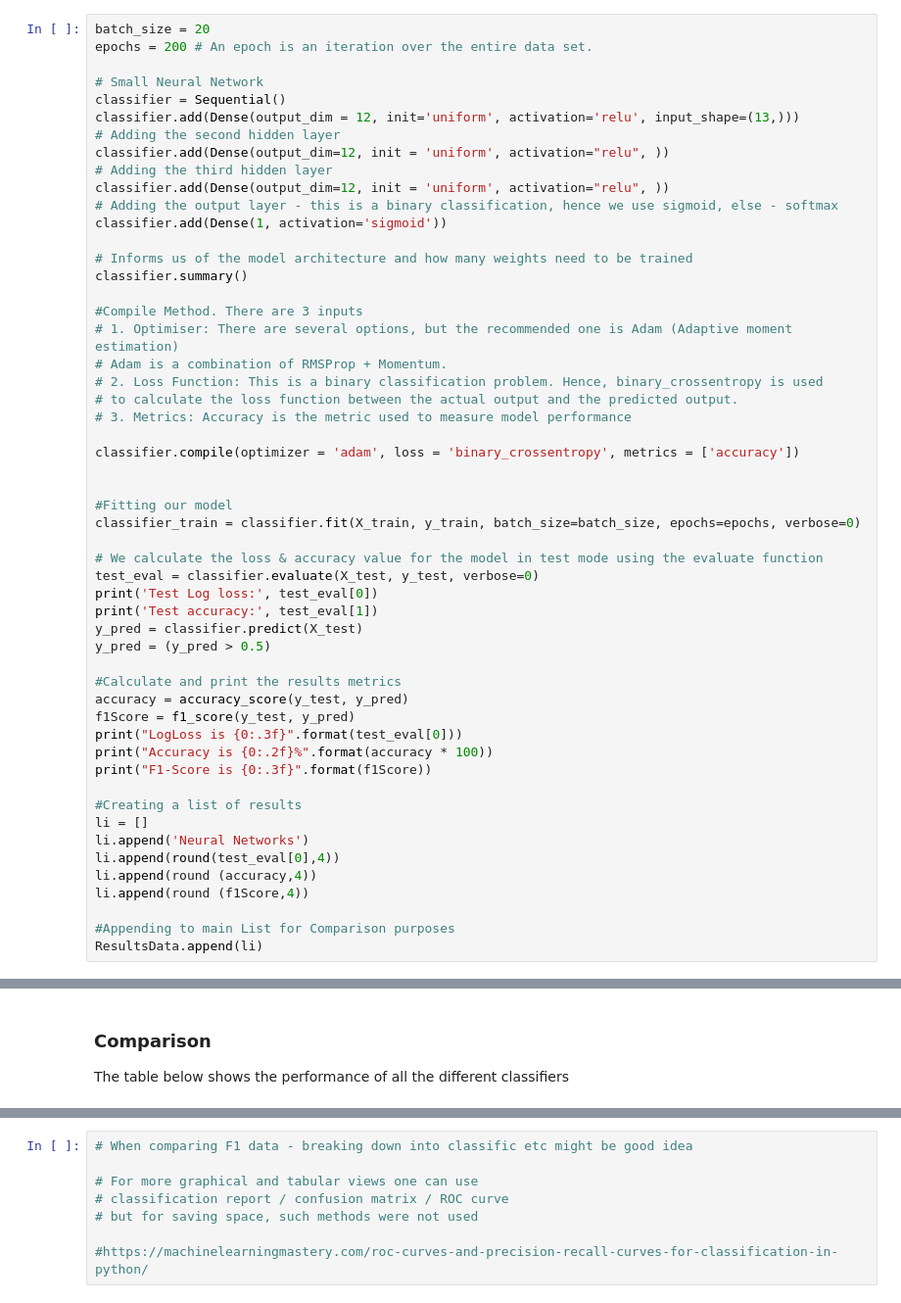
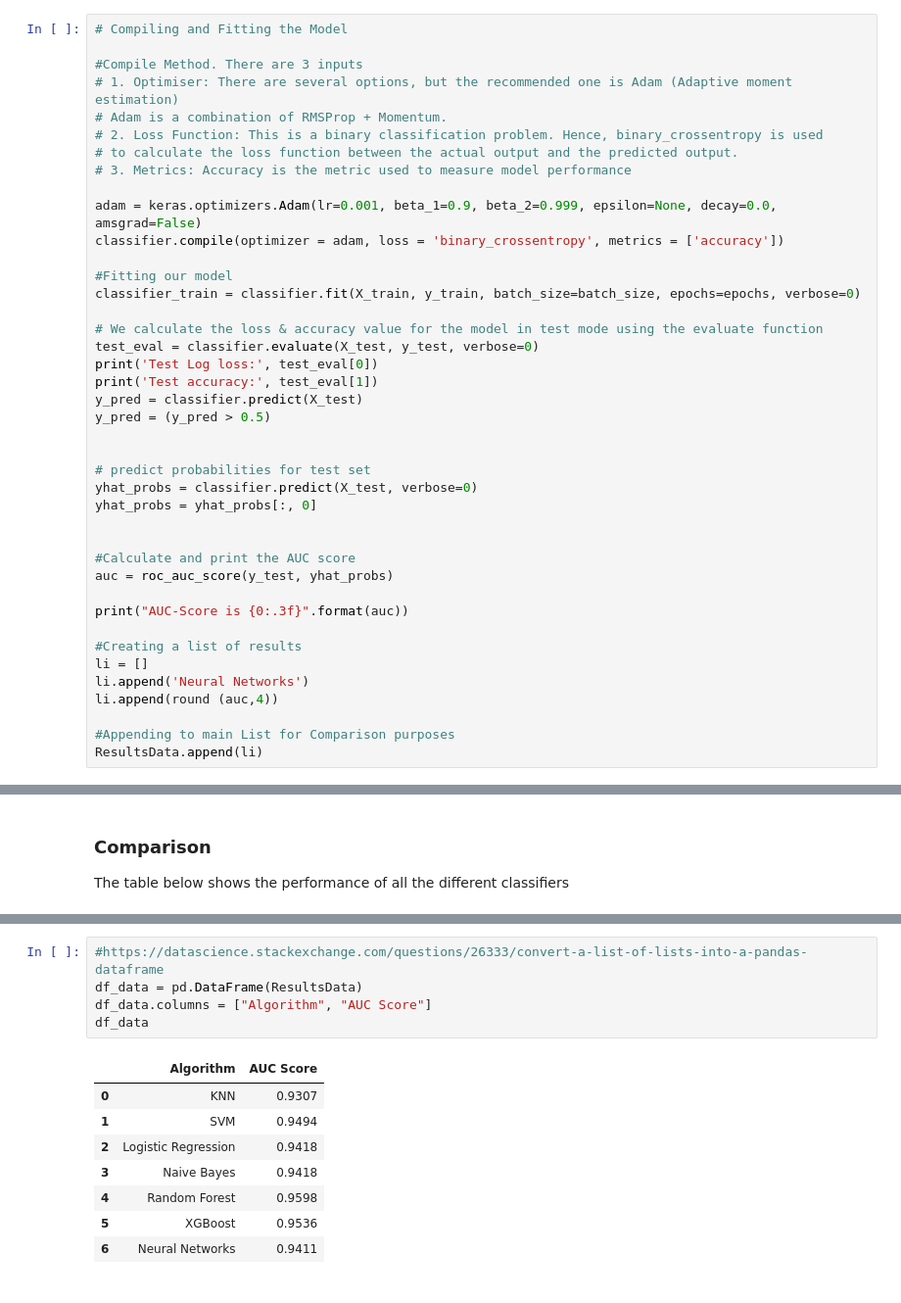
Before and after one commit to dasgupsa/HeartDisease, a Jupyter notebook: ML_HeartDisease.ipynb, the cells around one changed output, grey strips where cells are left out. Shown at 98% size. Saved outputs shown, nothing was run; the diff lists cells and outputs as text.

```diff
--- a/ML_HeartDisease.ipynb
+++ b/ML_HeartDisease.ipynb
@@ -647,19 +624,5 @@ F1-Score is 0.872
 # %%
-batch_size = 20
-epochs = 200 # An epoch is an iteration over the entire data set.
-
-# Small Neural Network
-classifier = Sequential()
-classifier.add(Dense(output_dim = 12, init='uniform', activation='relu', input_shape=(13,)))
-# Adding the second hidden layer
-classifier.add(Dense(output_dim=12, init = 'uniform', activation="relu", ))
-# Adding the third hidden layer
-classifier.add(Dense(output_dim=12, init = 'uniform', activation="relu", ))
-# Adding the output layer - this is a binary classification, hence we use sigmoid, else - softmax
-classifier.add(Dense(1, activation='sigmoid'))
-
-# Informs us of the model architecture and how many weights need to be trained
-classifier.summary()
+# Compiling and Fitting the Model
 
 #Compile Method. There are 3 inputs
 # 1. Optimiser: There are several options, but the recommended one is Adam (Adaptive moment estimation)
@@ -668,8 +631,8 @@ classifier.summary()
 # to calculate the loss function between the actual output and the predicted output.
 # 3. Metrics: Accuracy is the metric used to measure model performance
 
-classifier.compile(optimizer = 'adam', loss = 'binary_crossentropy', metrics = ['accuracy'])
-
+adam = keras.optimizers.Adam(lr=0.001, beta_1=0.9, beta_2=0.999, epsilon=None, decay=0.0, amsgrad=False)
+classifier.compile(optimizer = adam, loss = 'binary_crossentropy', metrics = ['accuracy'])
 
 #Fitting our model
 classifier_train = classifier.fit(X_train, y_train, batch_size=batch_size, epochs=epochs, verbose=0)
@@ -681,19 +644,21 @@ print('Test accuracy:', test_eval[1])
 y_pred = classifier.predict(X_test)
 y_pred = (y_pred > 0.5)
 
-#Calculate and print the results metrics
-accuracy = accuracy_score(y_test, y_pred)
-f1Score = f1_score(y_test, y_pred)
-print("LogLoss is {0:.3f}".format(test_eval[0]))
-print("Accuracy is {0:.2f}%".format(accuracy * 100))
-print("F1-Score is {0:.3f}".format(f1Score))
+
+# predict probabilities for test set
+yhat_probs = classifier.predict(X_test, verbose=0)
+yhat_probs = yhat_probs[:, 0]
+
+
+#Calculate and print the AUC score
+auc = roc_auc_score(y_test, yhat_probs)
+
+print("AUC-Score is {0:.3f}".format(auc))
 
 #Creating a list of results
 li = []
 li.append('Neural Networks')
-li.append(round(test_eval[0],4))
-li.append(round (accuracy,4))
-li.append(round (f1Score,4))
+li.append(round (auc,4))
 
 #Appending to main List for Comparison purposes
 ResultsData.append(li)
@@ -745,10 +680,16 @@ df
-# %%
-# When comparing F1 data - breaking down into classific etc might be good idea
-
-# For more graphical and tabular views one can use
-# classification report / confusion matrix / ROC curve
-# but for saving space, such methods were not used
-
-#https://machinelearningmastery.com/roc-curves-and-precision-recall-curves-for-classification-in-python/
+# %%
+#https://datascience.stackexchange.com/questions/26333/convert-a-list-of-lists-into-a-pandas-dataframe
+df_data = pd.DataFrame(ResultsData)
+df_data.columns = ["Algorithm", "AUC Score"]
+df_data
+# %% [output]
+|  | Algorithm | AUC Score |
+| 0 | KNN | 0.9307 |
+| 1 | SVM | 0.9494 |
+| 2 | Logistic Regression | 0.9418 |
+| 3 | Naive Bayes | 0.9418 |
+| 4 | Random Forest | 0.9598 |
+| 5 | XGBoost | 0.9536 |
+| 6 | Neural Networks | 0.9411 |
 # %% [markdown]
 ### Conclusion
```
Also changed, not shown: parts of 35 cells of this notebook.
